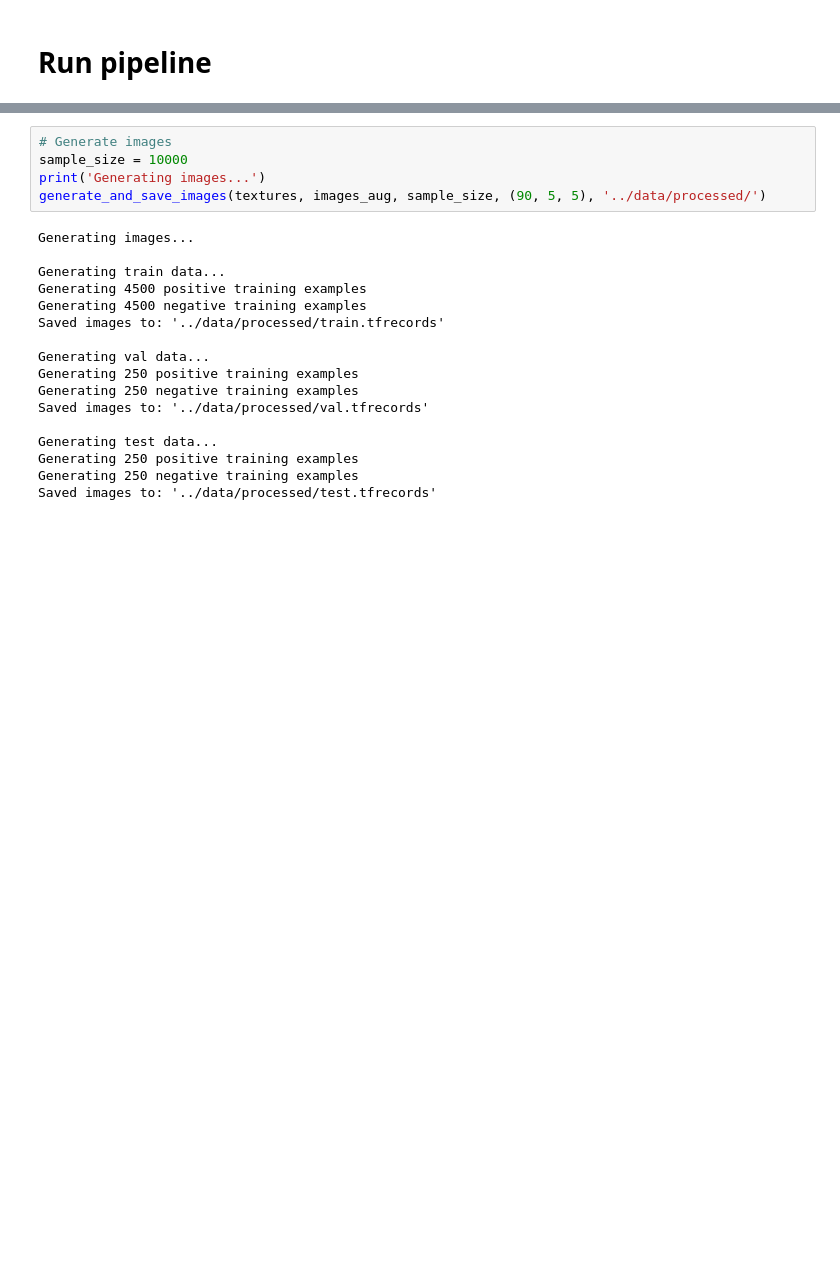
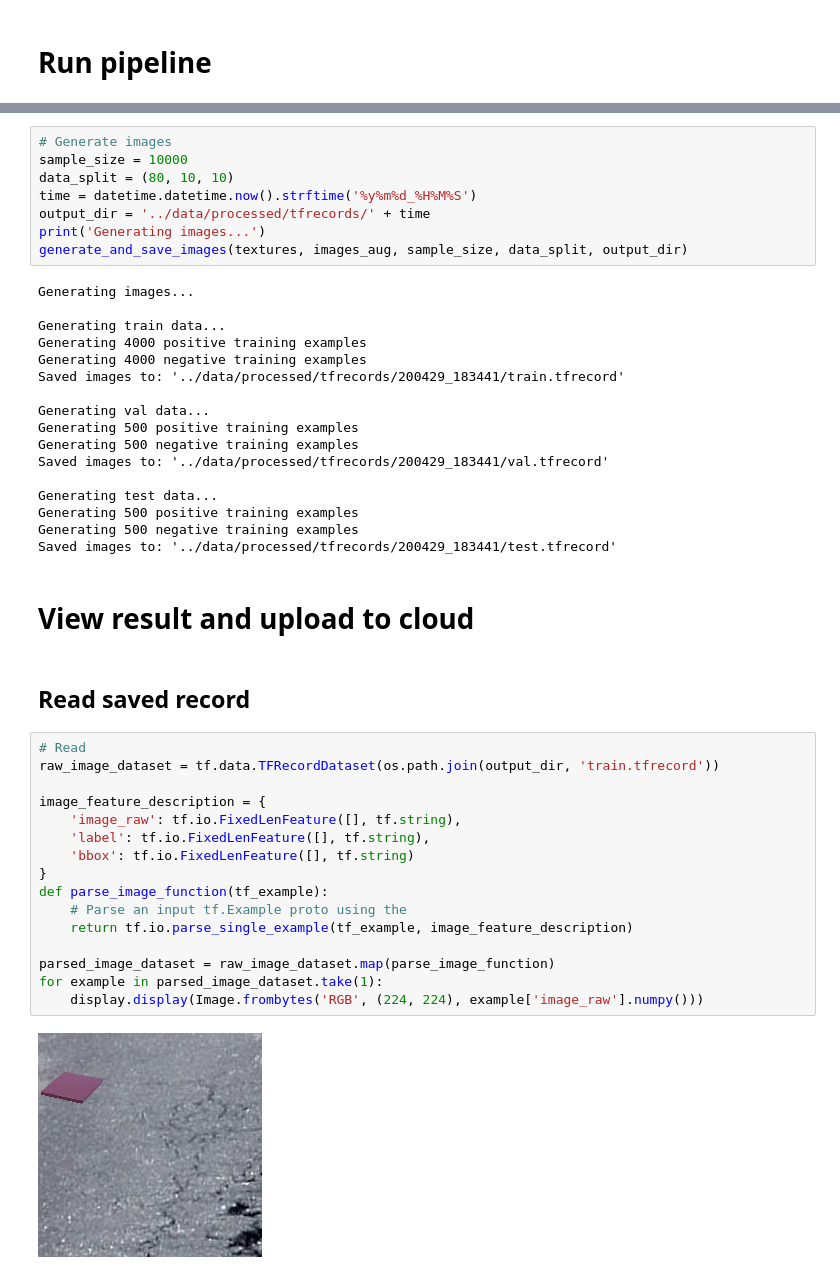
Before and after one commit to JulianFerry/sticky-notes, a Jupyter notebook: notebooks/3. image_generation.ipynb, the cells around one changed output, grey strips where cells are left out. Drawn from its saved outputs; the diff is of its cells as text; blank space fills up the shorter version.

```diff
--- a/notebooks/3. image_generation.ipynb
+++ b/notebooks/3. image_generation.ipynb
@@ -330,23 +340,48 @@ if not loaded:
 # %%
 # Generate images
 sample_size = 10000
+data_split = (80, 10, 10)
+time = datetime.datetime.now().strftime('%y%m%d_%H%M%S')
+output_dir = '../data/processed/tfrecords/' + time
 print('Generating images...')
-generate_and_save_images(textures, images_aug, sample_size, (90, 5, 5), '../data/processed/')
+generate_and_save_images(textures, images_aug, sample_size, data_split, output_dir)
 # %% [output]
 Generating images...
 
 Generating train data...
-Generating 4500 positive training examples
-Generating 4500 negative training examples
-Saved images to: '../data/processed/train.tfrecords'
+Generating 4000 positive training examples
+Generating 4000 negative training examples
+Saved images to: '../data/processed/tfrecords/200429_183441/train.tfrecord'
 
 Generating val data...
-Generating 250 positive training examples
-Generating 250 negative training examples
-Saved images to: '../data/processed/val.tfrecords'
+Generating 500 positive training examples
+Generating 500 negative training examples
+Saved images to: '../data/processed/tfrecords/200429_183441/val.tfrecord'
 
 Generating test data...
-Generating 250 positive training examples
-Generating 250 negative training examples
-Saved images to: '../data/processed/test.tfrecords'
+Generating 500 positive training examples
+Generating 500 negative training examples
+Saved images to: '../data/processed/tfrecords/200429_183441/test.tfrecord'
+# %% [markdown]
+# View result and upload to cloud
+# %% [markdown]
+## Read saved record
+# %%
+# Read
+raw_image_dataset = tf.data.TFRecordDataset(os.path.join(output_dir, 'train.tfrecord'))
+
+image_feature_description = {
+    'image_raw': tf.io.FixedLenFeature([], tf.string),
+    'label': tf.io.FixedLenFeature([], tf.string),
+    'bbox': tf.io.FixedLenFeature([], tf.string)
+}
+def parse_image_function(tf_example):
+    # Parse an input tf.Example proto using the
+    return tf.io.parse_single_example(tf_example, image_feature_description)
+
+parsed_image_dataset = raw_image_dataset.map(parse_image_function)
+for example in parsed_image_dataset.take(1):
+    display.display(Image.frombytes('RGB', (224, 224), example['image_raw'].numpy()))
+# %% [output]
+[figure, added]
 # %% [markdown]
```
Also changed, not shown: parts of 8 cells of this notebook, 3 other files.
